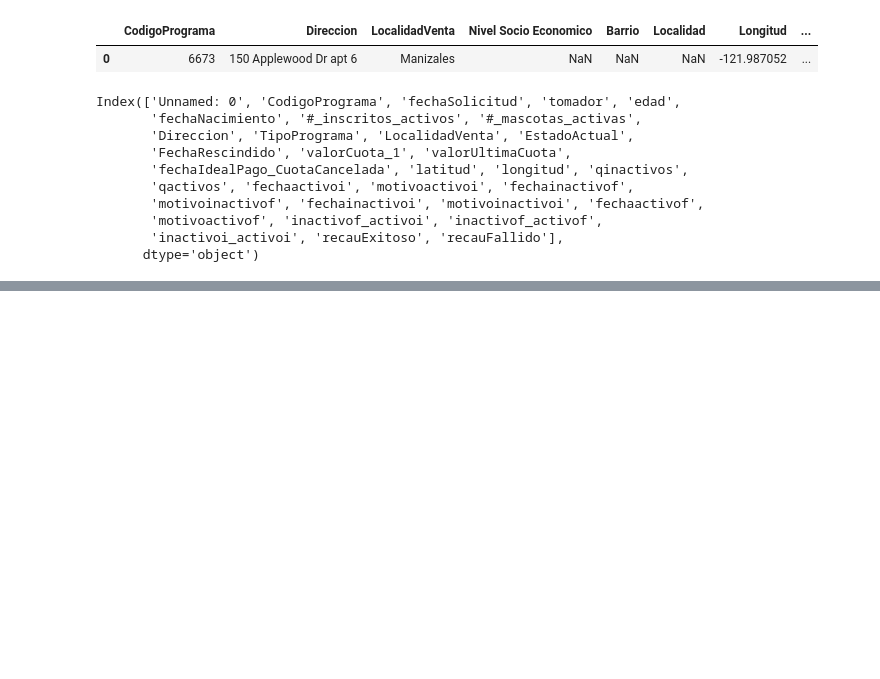
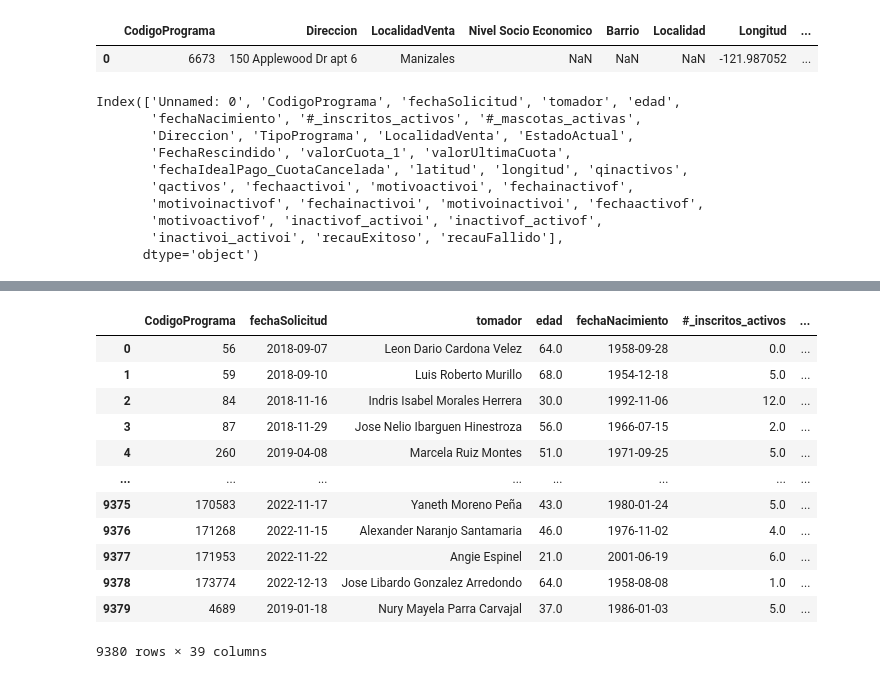
Before and after one commit to cfccfelipe/desercion, a Jupyter notebook: pipeline/union_data.ipynb, the cells around one changed output, grey strips where cells are left out. Drawn from its saved outputs; the diff is of its cells as text; code cells hidden in the pictures; blank space fills up the shorter version.

```diff
--- a/pipeline/union_data.ipynb
+++ b/pipeline/union_data.ipynb
@@ -290,0 +357,7 @@ principal.to_csv("../data/outputs/principal_v0.2.csv", index=False)
+# %%
+moda_prof_inscritos = datos_titulares[["NOMBRE_TOMADOR", "PROFESION_INSCRITO"]]\
+    .sort_values("PROFESION_INSCRITO")\
+    .groupby("NOMBRE_TOMADOR").agg(pd.Series.mode).reset_index()\
+    .rename(columns={"NOMBRE_TOMADOR": "tomador", "PROFESION_INSCRITO": "moda_prof_inscritos"\
+        })
+moda_prof_inscritos
@@ -290,0 +378,5 @@ principal.to_csv("../data/outputs/principal_v0.2.csv", index=False)
+# %%
+moda_prof_inscritos["moda_prof_inscritos"] = moda_prof_inscritos["moda_prof_inscritos"].apply(
+    lambda x: x if type(x) == str else " - ".join(x))
+data = data.merge(moda_prof_inscritos, on="tomador", how="left")
+data.head()
@@ -290,0 +391,7 @@ principal.to_csv("../data/outputs/principal_v0.2.csv", index=False)
+# %%
+moda_parentesco = datos_titulares[["NOMBRE_TOMADOR", "PARENTESCO"]]\
+    .sort_values("PARENTESCO")\
+    .groupby("NOMBRE_TOMADOR").agg(pd.Series.mode).reset_index()\
+    .rename(columns={"NOMBRE_TOMADOR": "tomador", "PARENTESCO": "moda_parentesco"
+                     })
+moda_parentesco
@@ -290,0 +412,5 @@ principal.to_csv("../data/outputs/principal_v0.2.csv", index=False)
+# %%
+moda_parentesco["moda_parentesco"] = moda_parentesco["moda_parentesco"].apply(
+    lambda x: x if type(x) == str else " - ".join(x))
+data = data.merge(moda_parentesco, on="tomador" , how="left")
+data.head()
@@ -290,0 +425,16 @@ principal.to_csv("../data/outputs/principal_v0.2.csv", index=False)
+# %%
+data
+# %% [output]
+|  | CodigoPrograma | fechaSolicitud | tomador | edad | fechaNacimiento | #_inscritos_activos | ... |
+| 0 | 56 | 2018-09-07 | Leon Dario Cardona Velez | 64.0 | 1958-09-28 | 0.0 | ... |
+| 1 | 59 | 2018-09-10 | Luis Roberto Murillo | 68.0 | 1954-12-18 | 5.0 | ... |
+| 2 | 84 | 2018-11-16 | Indris Isabel Morales Herrera | 30.0 | 1992-11-06 | 12.0 | ... |
+| 3 | 87 | 2018-11-29 | Jose Nelio Ibarguen Hinestroza | 56.0 | 1966-07-15 | 2.0 | ... |
+| 4 | 260 | 2019-04-08 | Marcela Ruiz Montes | 51.0 | 1971-09-25 | 5.0 | ... |
+| ... | ... | ... | ... | ... | ... | ... | ... |
+| 9375 | 170583 | 2022-11-17 | Yaneth Moreno Peña | 43.0 | 1980-01-24 | 5.0 | ... |
+| 9376 | 171268 | 2022-11-15 | Alexander Naranjo Santamaria | 46.0 | 1976-11-02 | 4.0 | ... |
+| 9377 | 171953 | 2022-11-22 | Angie Espinel | 21.0 | 2001-06-19 | 6.0 | ... |
+| 9378 | 173774 | 2022-12-13 | Jose Libardo Gonzalez Arredondo | 64.0 | 1958-08-08 | 1.0 | ... |
+| 9379 | 4689 | 2019-01-18 | Nury Mayela Parra Carvajal | 37.0 | 1986-01-03 | 5.0 | ... |
+9380 rows × 39 columns
```
Also changed, not shown: parts of 16 cells of this notebook, 5 other files.
